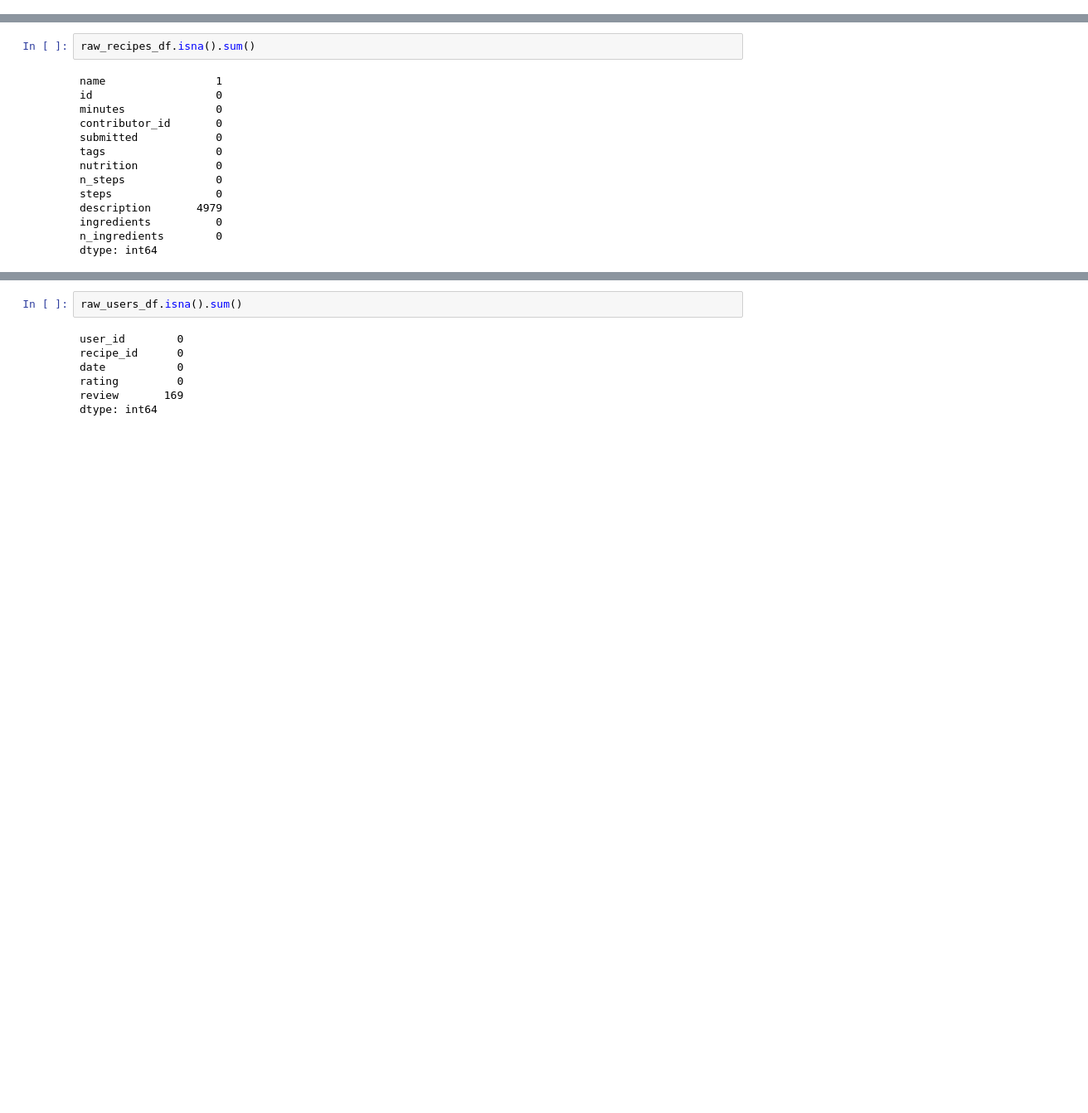
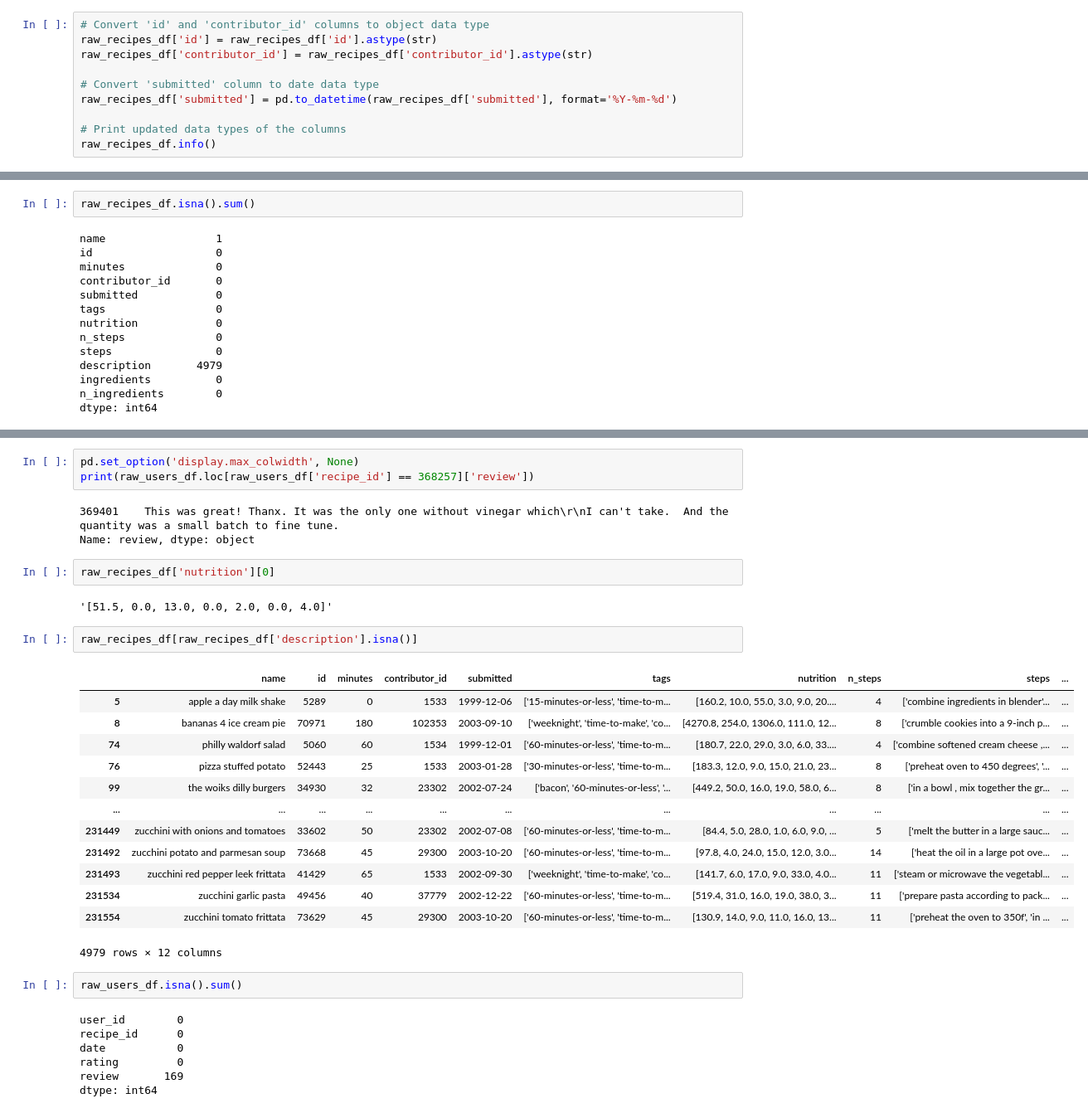
Before and after one commit to kli210/recipe_recommender_capstone, a Jupyter notebook: data_preprocessing.ipynb, the cells around one changed output, grey strips where cells are left out. Shown: that part at 83% size. Saved outputs shown, nothing was run; the diff lists cells and outputs as text; blank space fills up the shorter version.

```diff
--- a/data_preprocessing.ipynb
+++ b/data_preprocessing.ipynb
@@ -89,0 +121,10 @@ raw_users_df.shape
+# %%
+# Convert 'id' and 'contributor_id' columns to object data type
+raw_recipes_df['id'] = raw_recipes_df['id'].astype(str)
+raw_recipes_df['contributor_id'] = raw_recipes_df['contributor_id'].astype(str)
+
+# Convert 'submitted' column to date data type
+raw_recipes_df['submitted'] = pd.to_datetime(raw_recipes_df['submitted'], format='%Y-%m-%d')
+
+# Print updated data types of the columns
+raw_recipes_df.info()
@@ -143,3 +202,29 @@ dtype: int64
+# %%
+pd.set_option('display.max_colwidth', None)
+print(raw_users_df.loc[raw_users_df['recipe_id'] == 368257]['review'])
+# %% [output]
+369401    This was great! Thanx. It was the only one without vinegar which\r\nI can't take.  And the quantity was a small batch to fine tune.
+Name: review, dtype: object
+# %%
+raw_recipes_df['nutrition'][0]
+# %% [output]
+'[51.5, 0.0, 13.0, 0.0, 2.0, 0.0, 4.0]'
+# %%
+raw_recipes_df[raw_recipes_df['description'].isna()]
+# %% [output]
+|  | name | id | minutes | contributor_id | submitted | tags | nutrition | n_steps | steps | ... |
+| 5 | apple a day milk shake | 5289 | 0 | 1533 | 1999-12-06 | ['15-minutes-or-less', 'time-to-m... | [160.2, 10.0, 55.0, 3.0, 9.0, 20.... | 4 | ['combine ingredients in blender'... | ... |
+| 8 | bananas 4 ice cream pie | 70971 | 180 | 102353 | 2003-09-10 | ['weeknight', 'time-to-make', 'co... | [4270.8, 254.0, 1306.0, 111.0, 12... | 8 | ['crumble cookies into a 9-inch p... | ... |
+| 74 | philly waldorf salad | 5060 | 60 | 1534 | 1999-12-01 | ['60-minutes-or-less', 'time-to-m... | [180.7, 22.0, 29.0, 3.0, 6.0, 33.... | 4 | ['combine softened cream cheese ,... | ... |
+| 76 | pizza stuffed potato | 52443 | 25 | 1533 | 2003-01-28 | ['30-minutes-or-less', 'time-to-m... | [183.3, 12.0, 9.0, 15.0, 21.0, 23... | 8 | ['preheat oven to 450 degrees', '... | ... |
+| 99 | the woiks dilly burgers | 34930 | 32 | 23302 | 2002-07-24 | ['bacon', '60-minutes-or-less', '... | [449.2, 50.0, 16.0, 19.0, 58.0, 6... | 8 | ['in a bowl , mix together the gr... | ... |
+| ... | ... | ... | ... | ... | ... | ... | ... | ... | ... | ... |
+| 231449 | zucchini with onions and tomatoes | 33602 | 50 | 23302 | 2002-07-08 | ['60-minutes-or-less', 'time-to-m... | [84.4, 5.0, 28.0, 1.0, 6.0, 9.0, ... | 5 | ['melt the butter in a large sauc... | ... |
+| 231492 | zucchini potato and parmesan soup | 73668 | 45 | 29300 | 2003-10-20 | ['60-minutes-or-less', 'time-to-m... | [97.8, 4.0, 24.0, 15.0, 12.0, 3.0... | 14 | ['heat the oil in a large pot ove... | ... |
+| 231493 | zucchini red pepper leek frittata | 41429 | 65 | 1533 | 2002-09-30 | ['weeknight', 'time-to-make', 'co... | [141.7, 6.0, 17.0, 9.0, 33.0, 4.0... | 11 | ['steam or microwave the vegetabl... | ... |
+| 231534 | zucchini garlic pasta | 49456 | 40 | 37779 | 2002-12-22 | ['60-minutes-or-less', 'time-to-m... | [519.4, 31.0, 16.0, 19.0, 38.0, 3... | 11 | ['prepare pasta according to pack... | ... |
+| 231554 | zucchini tomato frittata | 73629 | 45 | 29300 | 2003-10-20 | ['60-minutes-or-less', 'time-to-m... | [130.9, 14.0, 9.0, 11.0, 16.0, 13... | 11 | ['preheat the oven to 350f', 'in ... | ... |
+4979 rows × 12 columns
 # %%
 raw_users_df.isna().sum()
 # %% [output]
```
Also changed, not shown: parts of 23 cells of this notebook.
